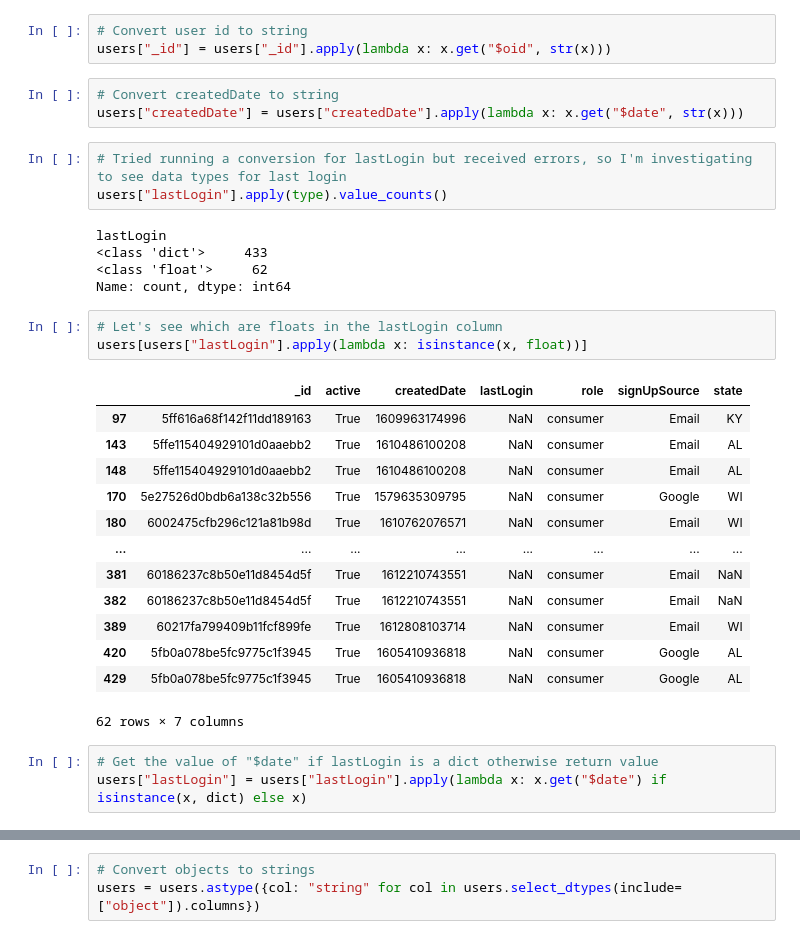
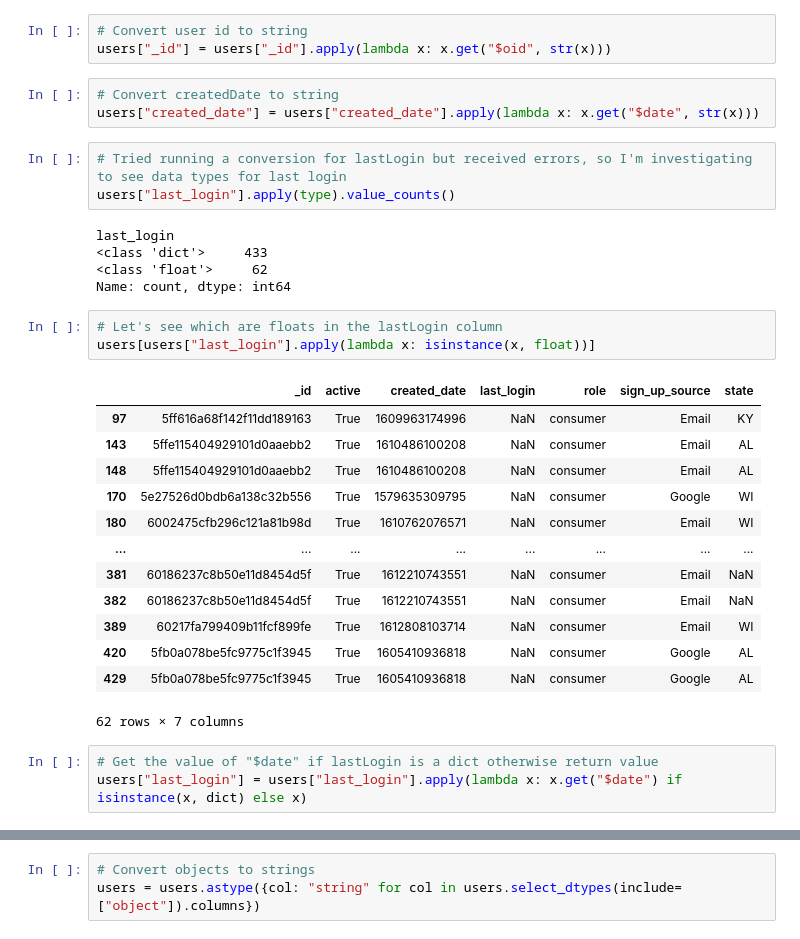
Before and after one commit to evanrosa/fetch_tech_challenge, a Jupyter notebook: exercise_answers/task_three/users.ipynb, the cells around one changed output, grey strips where cells are left out. Cells and saved outputs as stored; diff of their text form.

```diff
--- a/exercise_answers/task_three/users.ipynb
+++ b/exercise_answers/task_three/users.ipynb
@@ -46,20 +46,20 @@ dtype: object
 users["_id"] = users["_id"].apply(lambda x: x.get("$oid", str(x)))
 # %%
 # Convert createdDate to string
-users["createdDate"] = users["createdDate"].apply(lambda x: x.get("$date", str(x)))
+users["created_date"] = users["created_date"].apply(lambda x: x.get("$date", str(x)))
 # %%
 # Tried running a conversion for lastLogin but received errors, so I'm investigating to see data types for last login
-users["lastLogin"].apply(type).value_counts()
+users["last_login"].apply(type).value_counts()
 # %% [output]
-lastLogin
+last_login
 <class 'dict'>     433
 <class 'float'>     62
 Name: count, dtype: int64
 # %%
 # Let's see which are floats in the lastLogin column
-users[users["lastLogin"].apply(lambda x: isinstance(x, float))]
+users[users["last_login"].apply(lambda x: isinstance(x, float))]
 # %% [output]
-|  | _id | active | createdDate | lastLogin | role | signUpSource | state |
+|  | _id | active | created_date | last_login | role | sign_up_source | state |
 | 97 | 5ff616a68f142f11dd189163 | True | 1609963174996 | NaN | consumer | Email | KY |
 | 143 | 5ffe115404929101d0aaebb2 | True | 1610486100208 | NaN | consumer | Email | AL |
 | 148 | 5ffe115404929101d0aaebb2 | True | 1610486100208 | NaN | consumer | Email | AL |
@@ -74,7 +74,7 @@ users[users["lastLogin"].apply(lambda x: isinstance(x, float))]
 62 rows × 7 columns
 # %%
 # Get the value of "$date" if lastLogin is a dict otherwise return value
-users["lastLogin"] = users["lastLogin"].apply(lambda x: x.get("$date") if isinstance(x, dict) else x)
+users["last_login"] = users["last_login"].apply(lambda x: x.get("$date") if isinstance(x, dict) else x)
 # %%
 # review data after clean
 users.head()
```
Also changed, not shown: parts of 22 cells of this notebook, 14 other files.
